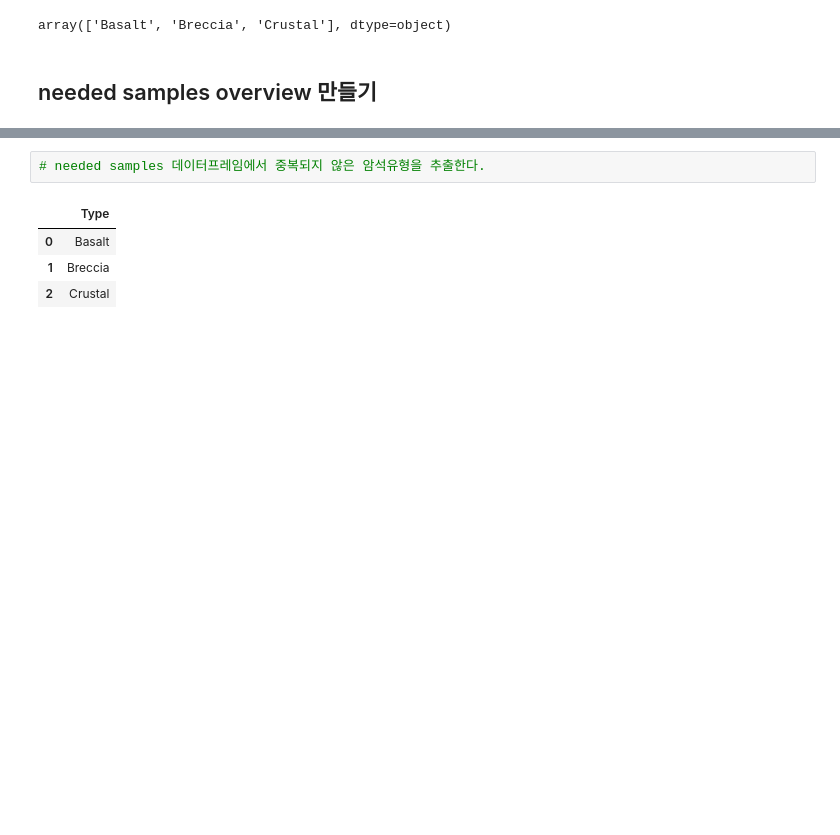
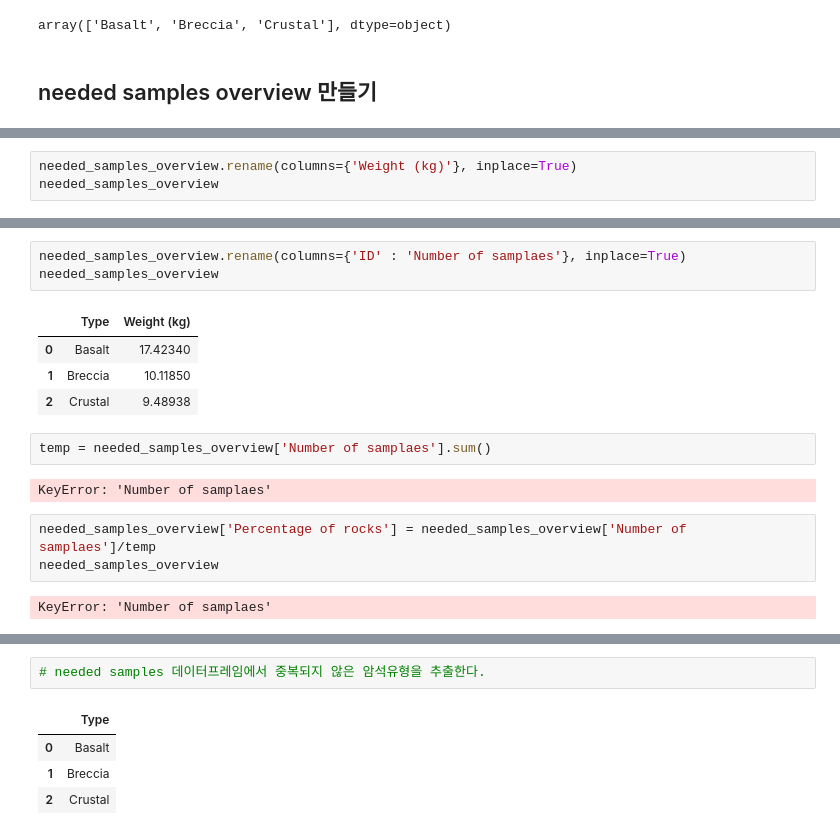
Before and after one commit to Lee-Security/pythonProject, a Jupyter notebook: 01_달탐사_미션.ipynb, the cells around one changed output, grey strips where cells are left out. Saved outputs shown, nothing was run; the diff lists cells and outputs as text; blank space fills up the shorter version.

```diff
--- a/01_달탐사_미션.ipynb
+++ b/01_달탐사_미션.ipynb
@@ -940,0 +982,3 @@ array(['Basalt', 'Breccia', 'Crustal'], dtype=object)
+# %%
+needed_samples_overview.rename(columns={'Weight (kg)'}, inplace=True)
+needed_samples_overview
@@ -941,3 +996,20 @@ array(['Basalt', 'Breccia', 'Crustal'], dtype=object)
+# %%
+needed_samples_overview.rename(columns={'ID' : 'Number of samplaes'}, inplace=True)
+needed_samples_overview
+# %% [output]
+|  | Type | Weight (kg) |
+| 0 | Basalt | 17.42340 |
+| 1 | Breccia | 10.11850 |
+| 2 | Crustal | 9.48938 |
+# %%
+temp = needed_samples_overview['Number of samplaes'].sum()
+# %% [output]
+KeyError: 'Number of samplaes'
+# %%
+needed_samples_overview['Percentage of rocks'] = needed_samples_overview['Number of samplaes']/temp
+needed_samples_overview
+# %% [output]
+KeyError: 'Number of samplaes'
 # %%
 ## 아르테미스 임무에 전달할 최종 데이터프레임 needed_samples_overview 만든다.
 # %% [output]
```
Also changed, not shown: parts of 18 cells of this notebook.
